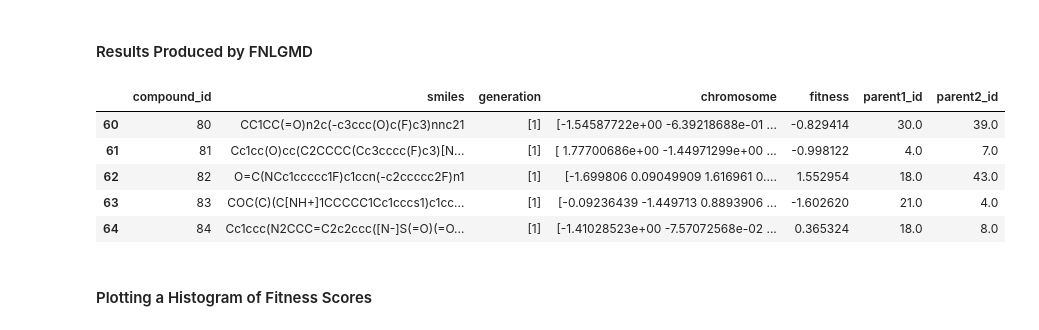
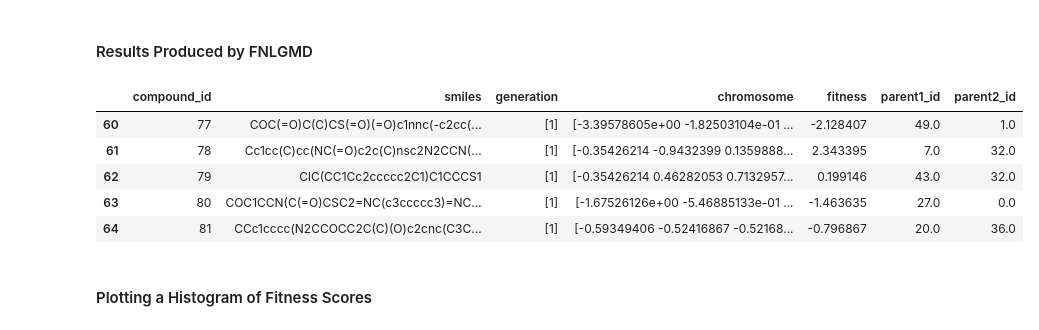
Before and after one commit to engie4800/dsi-capstone-capstone-nih-gmd, a Jupyter notebook: code/EDA.ipynb, the cells around one changed output. Drawn from its saved outputs; the diff is of its cells as text; code cells hidden in the pictures.

```diff
--- a/code/EDA.ipynb
+++ b/code/EDA.ipynb
@@ -11,16 +639,17 @@ import seaborn as sns
 # %% [markdown]
 #### Results Produced by FNLGMD
 # %%
-base_fp = './FNLGMD/examples/LogP_JTVAE'
+#base_fp = './FNLGMD/examples/LogP_JTVAE'
+base_fp = './results'
 results = pd.read_csv(os.path.join(base_fp, 'data_all_generations.csv'))
 results[60:65]
 # %% [output]
 |  | compound_id | smiles | generation | chromosome | fitness | parent1_id | parent2_id |
-| 60 | 80 | CC1CC(=O)n2c(-c3ccc(O)c(F)c3)nnc21 | [1] | [-1.54587722e+00 -6.39218688e-01 ... | -0.829414 | 30.0 | 39.0 |
-| 61 | 81 | Cc1cc(O)cc(C2CCCC(Cc3cccc(F)c3)[N... | [1] | [ 1.77700686e+00 -1.44971299e+00 ... | -0.998122 | 4.0 | 7.0 |
-| 62 | 82 | O=C(NCc1ccccc1F)c1ccn(-c2ccccc2F)n1 | [1] | [-1.699806 0.09049909 1.616961 0.... | 1.552954 | 18.0 | 43.0 |
-| 63 | 83 | COC(C)(C[NH+]1CCCCC1Cc1cccs1)c1cc... | [1] | [-0.09236439 -1.449713 0.8893906 ... | -1.602620 | 21.0 | 4.0 |
-| 64 | 84 | Cc1ccc(N2CCC=C2c2ccc([N-]S(=O)(=O... | [1] | [-1.41028523e+00 -7.57072568e-02 ... | 0.365324 | 18.0 | 8.0 |
+| 60 | 77 | COC(=O)C(C)CS(=O)(=O)c1nnc(-c2cc(... | [1] | [-3.39578605e+00 -1.82503104e-01 ... | -2.128407 | 49.0 | 1.0 |
+| 61 | 78 | Cc1cc(C)cc(NC(=O)c2c(C)nsc2N2CCN(... | [1] | [-0.35426214 -0.9432399 0.1359888... | 2.343395 | 7.0 | 32.0 |
+| 62 | 79 | ClC(CC1Cc2ccccc2C1)C1CCCS1 | [1] | [-0.35426214 0.46282053 0.7132957... | 0.199146 | 43.0 | 32.0 |
+| 63 | 80 | COC1CCN(C(=O)CSC2=NC(c3ccccc3)=NC... | [1] | [-1.67526126e+00 -5.46885133e-01 ... | -1.463635 | 27.0 | 0.0 |
+| 64 | 81 | CCc1cccc(N2CCOCC2C(C)(O)c2cnc(C3C... | [1] | [-0.59349406 -0.52416867 -0.52168... | -0.796867 | 20.0 | 36.0 |
 # %% [markdown]
 #### Plotting a Histogram of Fitness Scores
 # %%
```
Also changed, not shown: parts of 64 cells of this notebook, 56 other files.
